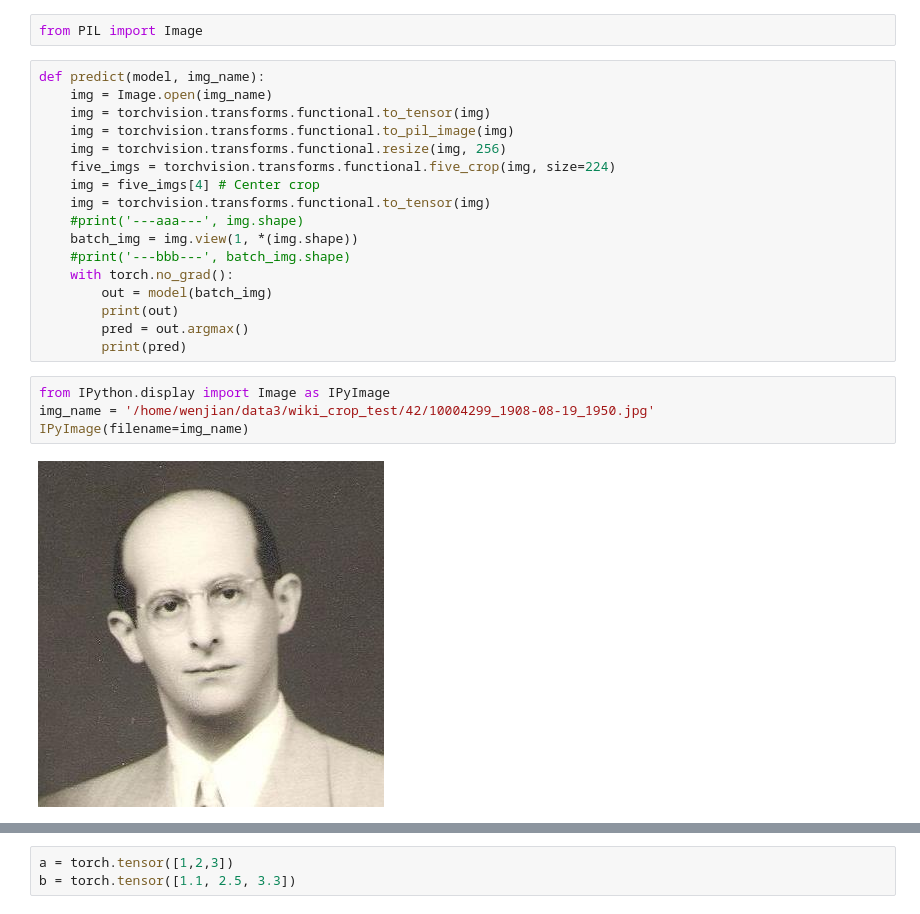
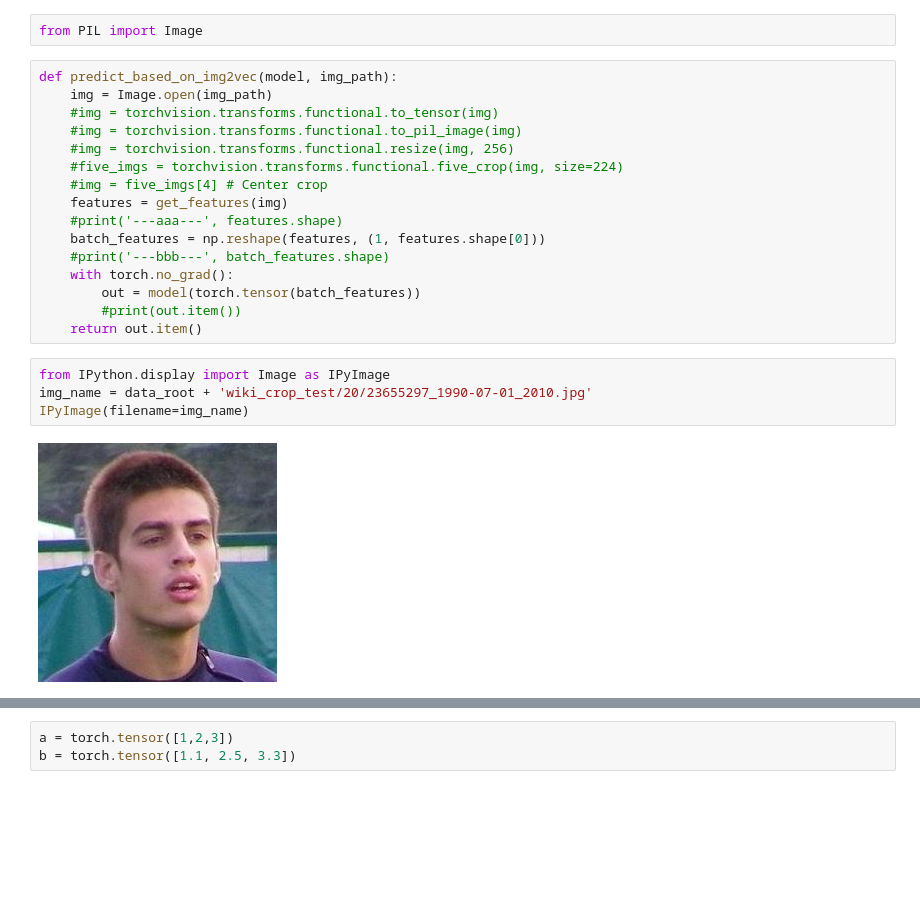
Before and after one commit to map583-2019/AgeEstimation, a Jupyter notebook: img2vec_version.ipynb, the cells around one changed output, grey strips where cells are left out. Drawn from its saved outputs; the diff is of its cells as text; blank space fills up the shorter version.

```diff
--- a/img2vec_version.ipynb
+++ b/img2vec_version.ipynb
@@ -225,26 +247,25 @@ KeyboardInterrupt:
 # %%
 from PIL import Image
 # %%
-def predict(model, img_name):
-    img = Image.open(img_name)
-    img = torchvision.transforms.functional.to_tensor(img)
-    img = torchvision.transforms.functional.to_pil_image(img)
-    img = torchvision.transforms.functional.resize(img, 256)
-    five_imgs = torchvision.transforms.functional.five_crop(img, size=224)
-    img = five_imgs[4] # Center crop
-    img = torchvision.transforms.functional.to_tensor(img)
-    #print('---aaa---', img.shape)
-    batch_img = img.view(1, *(img.shape))
-    #print('---bbb---', batch_img.shape)
+def predict_based_on_img2vec(model, img_path):
+    img = Image.open(img_path)
+    #img = torchvision.transforms.functional.to_tensor(img)
+    #img = torchvision.transforms.functional.to_pil_image(img)
+    #img = torchvision.transforms.functional.resize(img, 256)
+    #five_imgs = torchvision.transforms.functional.five_crop(img, size=224)
+    #img = five_imgs[4] # Center crop
+    features = get_features(img)
+    #print('---aaa---', features.shape)
+    batch_features = np.reshape(features, (1, features.shape[0]))
+    #print('---bbb---', batch_features.shape)
     with torch.no_grad():
-        out = model(batch_img)
-        print(out)
-        pred = out.argmax()
-        print(pred)
+        out = model(torch.tensor(batch_features))
+        #print(out.item())
+    return out.item()
 # %%
 from IPython.display import Image as IPyImage
-img_name = '/home/wenjian/data3/wiki_crop_test/42/10004299_1908-08-19_1950.jpg'
+img_name = data_root + 'wiki_crop_test/20/23655297_1990-07-01_2010.jpg'
 IPyImage(filename=img_name)
 # %% [output]
-[figure, old version]
+[figure, new version]
 # %%
```
Also changed, not shown: parts of 20 cells of this notebook, 10 other files.
